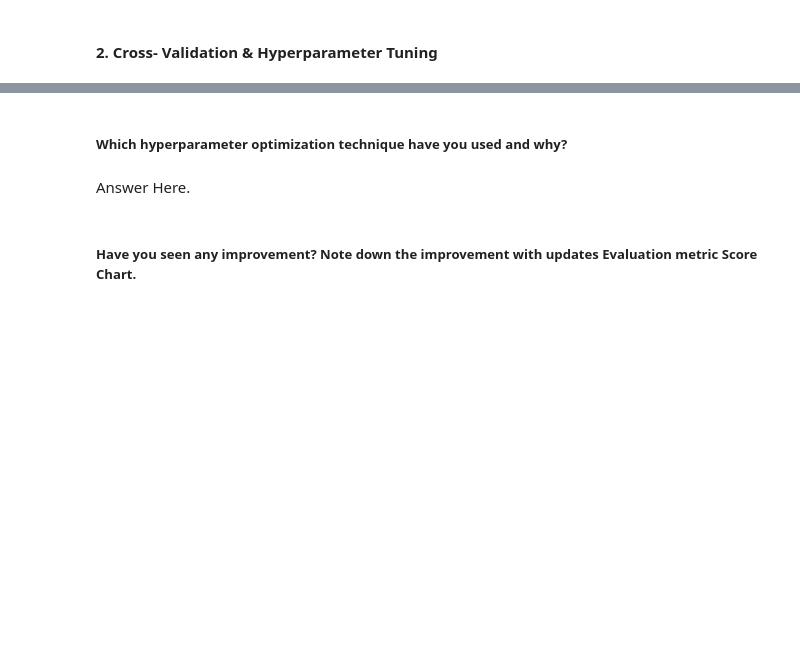
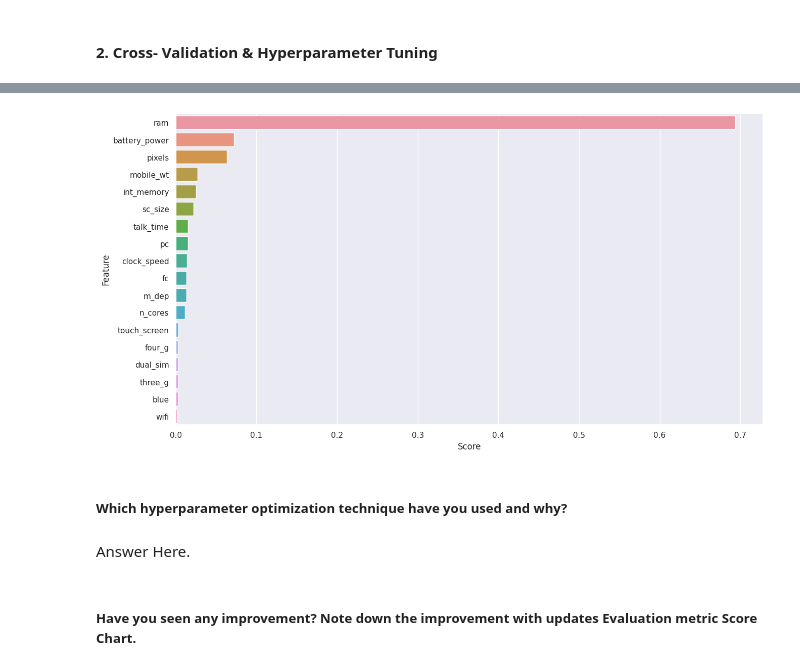
Before and after one commit to ash260498/-Datascience, a Jupyter notebook: Mobile_Price_range_prediction_Aswathi.ipynb, the cells around one changed output, grey strips where cells are left out. Cells and saved outputs as stored; diff of their text form; code cells hidden in the pictures; blank space fills up the shorter version.

```diff
--- a/Mobile_Price_range_prediction_Aswathi.ipynb
+++ b/Mobile_Price_range_prediction_Aswathi.ipynb
@@ -838,3 +836,7 @@ Answer Here.
 #### 1. Feature Manipulation
 # %%
 # Manipulate Features to minimize feature correlation and create new features
+# Defining X and y
+
+X = df.drop(['price_range'], axis = 1)
+y = df['price_range']
@@ -940,0 +1100,16 @@ Answer Here.
+# %%
+# ML Model - 1 Implementation with hyperparameter optimization techniques (i.e., GridSearch CV, RandomSearch CV, Bayesian Optimization etc.)
+from sklearn.model_selection import RandomizedSearchCV
+from sklearn.ensemble import RandomForestClassifier
+
+params = {'n_estimators': [10, 50, 100, 200],
+          'max_depth': [10, 20, 30, 40],
+          'min_samples_split': [2, 4, 6],
+          'max_features': ['sqrt', 4, 'log2', 'auto'],
+          'max_leaf_nodes': [10, 20, 40]
+          }
+
+rf = RandomForestClassifier()
+clsr = RandomizedSearchCV(rf, params, scoring='accuracy', cv=3, n_iter=10)
+# Fit the Algorithm
+clsr.fit(X, y)
@@ -940,0 +1142,11 @@ Answer Here.
+# %%
+X_train, X_test, y_train, y_test = train_test_split(X, y, test_size=0.20, random_state=42)
+clsr = RandomForestClassifier(bootstrap=True, ccp_alpha=0.0, class_weight=None,
+                       criterion='gini', max_depth=30, max_features='log2',
+                       max_leaf_nodes=40, max_samples=None,
+                       min_impurity_decrease=0.0,
+                       min_samples_leaf=1, min_samples_split=4,
+                       min_weight_fraction_leaf=0.0, n_estimators=200,
+                       n_jobs=None, oob_score=False, random_state=None,
+                       verbose=0, warm_start=False)
+clsr.fit(X_train, y_train)
@@ -940,0 +1174,4 @@ Answer Here.
+# %%
+feature_importance = pd.DataFrame({'Feature':X.columns,
+                                   'Score':clsr.feature_importances_}).sort_values(by='Score', ascending=False).reset_index(drop=True)
+feature_importance.head()
@@ -941,3 +1185,9 @@ Answer Here.
+# %%
+fig, ax = plt.subplots(figsize=(15,8))
+ax = sns.barplot(x=feature_importance['Score'], y=feature_importance['Feature'])
+plt.show()
+# %% [output]
+[figure, added]
 # %% [markdown]
 ##### Which hyperparameter optimization technique have you used and why?
 # %% [markdown]
```
Also changed, not shown: parts of 35 cells of this notebook.
